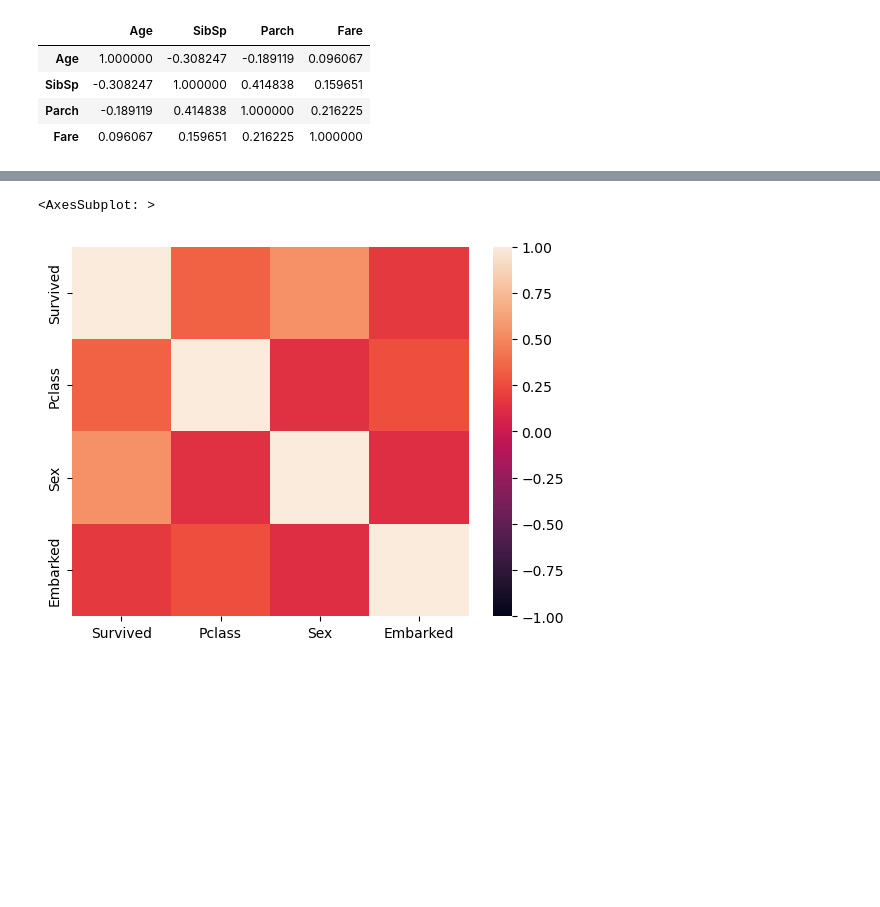
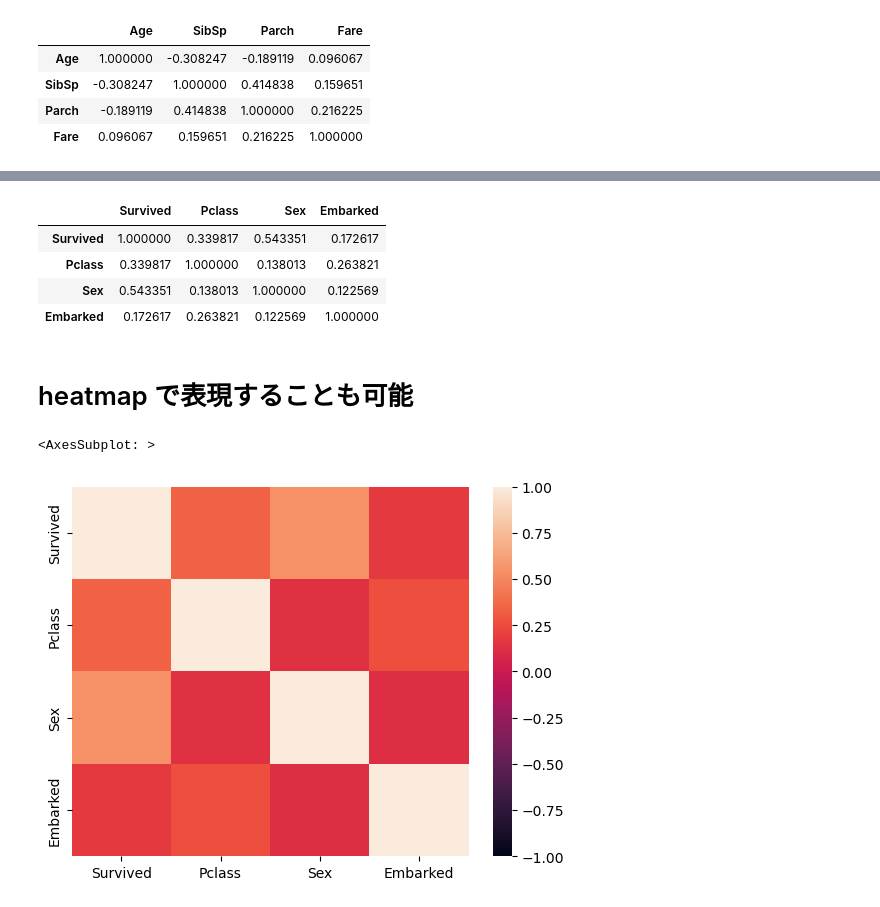
Before and after one commit to kuru-bushi/MyTool, a Jupyter notebook: statistics/correction_01.ipynb, the cells around one changed output, grey strips where cells are left out. Saved outputs shown, nothing was run; the diff lists cells and outputs as text; code cells hidden in the pictures; blank space fills up the shorter version.

```diff
--- a/statistics/correction_01.ipynb
+++ b/statistics/correction_01.ipynb
@@ -143,3 +142,13 @@ corr
+# %%
+corr_cramer
+# %% [output]
+|  | Survived | Pclass | Sex | Embarked |
+| Survived | 1.000000 | 0.339817 | 0.543351 | 0.172617 |
+| Pclass | 0.339817 | 1.000000 | 0.138013 | 0.263821 |
+| Sex | 0.543351 | 0.138013 | 1.000000 | 0.122569 |
+| Embarked | 0.172617 | 0.263821 | 0.122569 | 1.000000 |
+# %% [markdown]
+# heatmap で表現することも可能
 # %%
 import seaborn as sns
 sns.heatmap(corr_cramer, vmin=-1, vmax=1)
```
Also changed, not shown: parts of 8 cells of this notebook, 5 other files.
